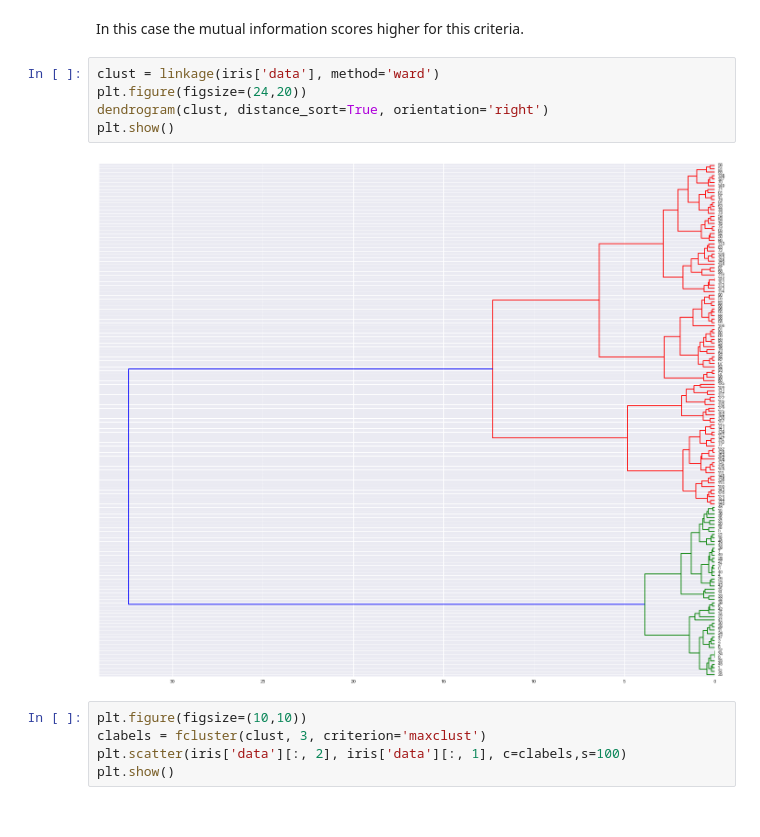
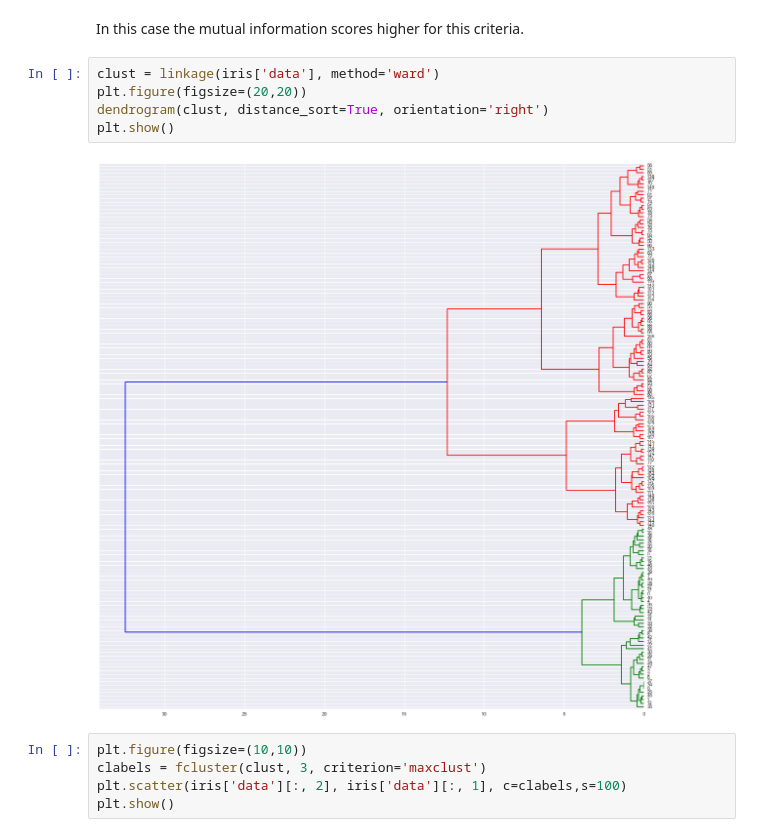
Before and after one commit to bejar/AMLTNotebooks, a Jupyter notebook: Notebooks/HierarchicalClustering.ipynb, the cells around one changed output. Drawn from its saved outputs; the diff is of its cells as text.

```diff
--- a/Notebooks/HierarchicalClustering.ipynb
+++ b/Notebooks/HierarchicalClustering.ipynb
@@ -86,11 +86,11 @@ print mutual_info_score(iris['target'],clabels )
 In this case the mutual information scores higher for this criteria.
 # %%
 clust = linkage(iris['data'], method='ward')
-plt.figure(figsize=(24,20))
+plt.figure(figsize=(20,20))
 dendrogram(clust, distance_sort=True, orientation='right')
 plt.show()
 # %% [output]
-[figure, old version]
+[figure, new version]
 # %%
 plt.figure(figsize=(10,10))
 clabels = fcluster(clust, 3, criterion='maxclust')
```
Also changed, not shown: parts of 3 cells of this notebook, 2 other files.
